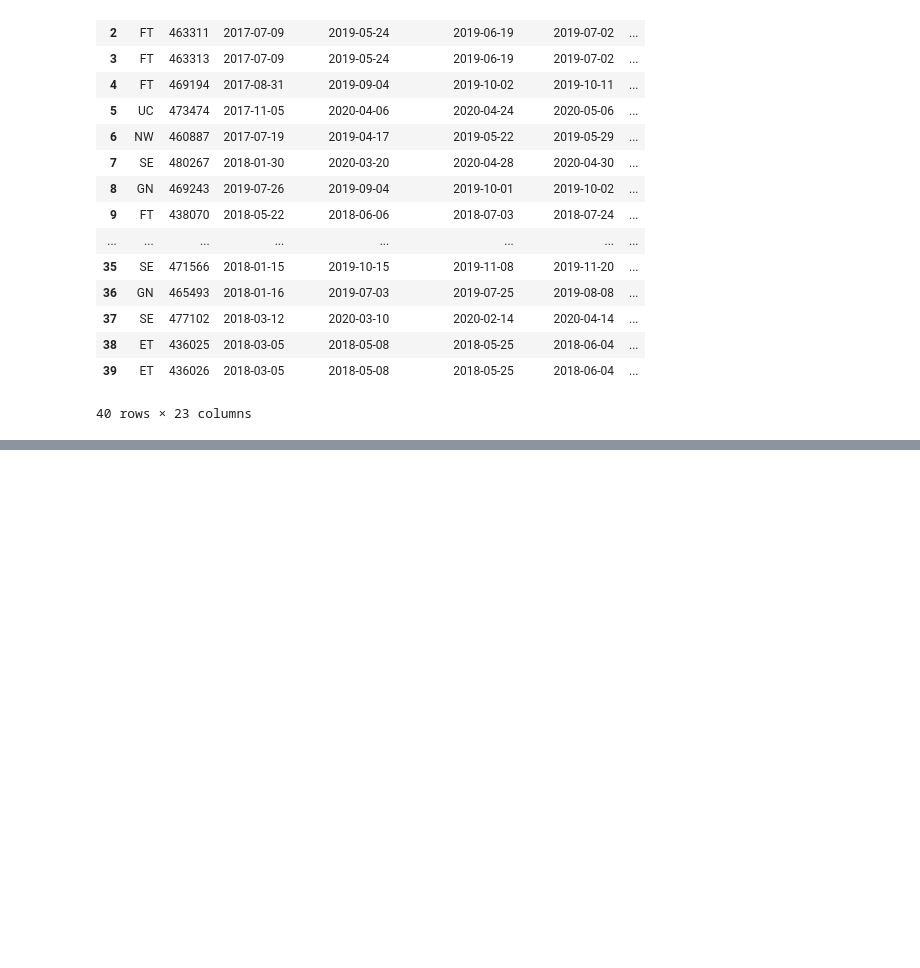
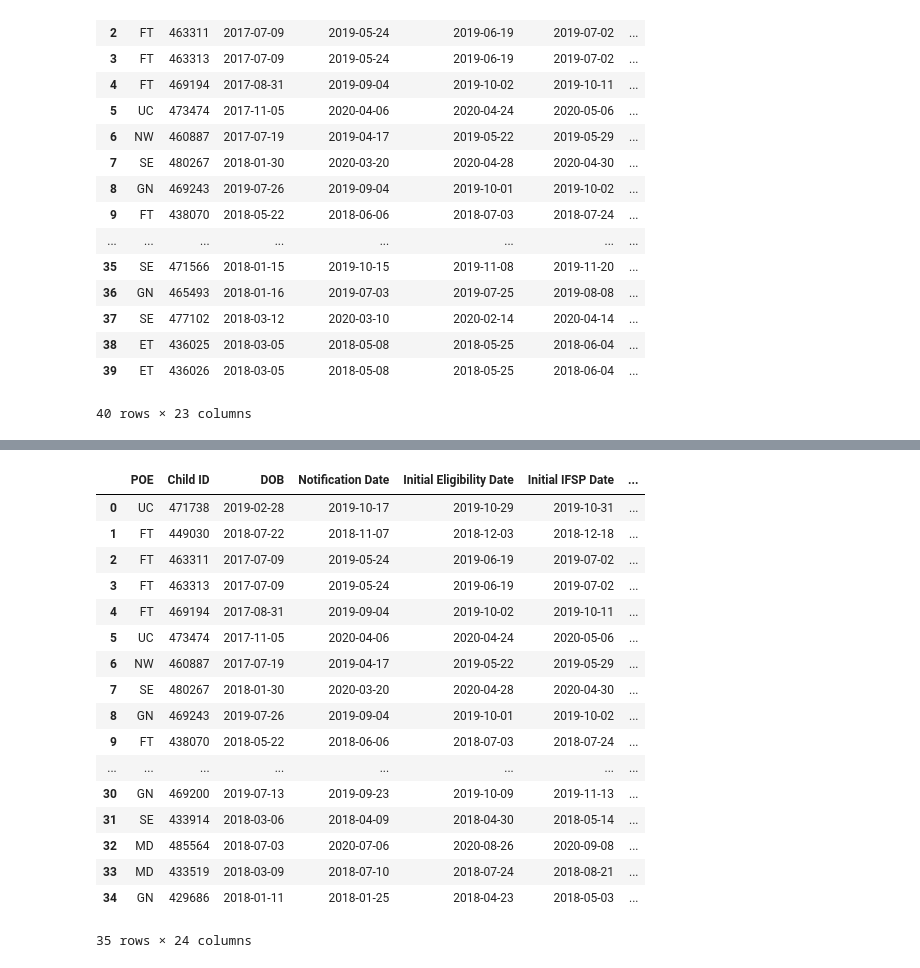
Before and after one commit to parallel-parker/ddid, a Jupyter notebook: notebooks/TEIS_partner_project.ipynb, the cells around one changed output, grey strips where cells are left out. Saved outputs shown, nothing was run; the diff lists cells and outputs as text; code cells hidden in the pictures; blank space fills up the shorter version.

```diff
--- a/notebooks/TEIS_partner_project.ipynb
+++ b/notebooks/TEIS_partner_project.ipynb
@@ -152,0 +230,4 @@ def numOfDays(exit1, reopened1):
+# %%
+exit_notes.reopened4=pd.to_datetime(exit_notes['reopened4'])
+# %%
+exit_notes.reopened5=pd.to_datetime(exit_notes['reopened5'])
@@ -152,0 +275,3 @@ def numOfDays(exit1, reopened1):
+# %%
+for index, row in exit_notes.iterrows():
+    print(row['exit1'], row['reopened1'])
@@ -152,0 +296,35 @@ def numOfDays(exit1, reopened1):
+# %%
+for index, row in exit_notes.iterrows():
+    totaldays= pd.Timestamp.today()-pd.Timestamp.today()
+    if (pd.notnull(row.exit1)and pd.notnull(row.reopened1)):
+        totaldays += (row.reopened1-row.exit1)
+    if (pd.notnull(row.exit2)and pd.notnull(row.reopened2)):
+        totaldays += (row.reopened2-row.exit2)
+    if (pd.notnull(row.exit3)and pd.notnull(row.reopened3)):
+        totaldays += (row.reopened3-row.exit3)
+    if (pd.notnull(row.exit4)and pd.notnull(row.reopened4)):
+        totaldays += (row.reopened4-row.exit4)
+    if (pd.notnull(row.exit5)and pd.notnull(row.reopened5)):
+        totaldays += (row.reopened5-row.exit5)
+    exit_notes.loc[index,'totaldays']=totaldays
+# %%
+exit_notes.head(35)
+# %% [output]
+|  | POE | Child ID | DOB | Notification Date | Initial Eligibility Date | Initial IFSP Date | ... |
+| 0 | UC | 471738 | 2019-02-28 | 2019-10-17 | 2019-10-29 | 2019-10-31 | ... |
+| 1 | FT | 449030 | 2018-07-22 | 2018-11-07 | 2018-12-03 | 2018-12-18 | ... |
+| 2 | FT | 463311 | 2017-07-09 | 2019-05-24 | 2019-06-19 | 2019-07-02 | ... |
+| 3 | FT | 463313 | 2017-07-09 | 2019-05-24 | 2019-06-19 | 2019-07-02 | ... |
+| 4 | FT | 469194 | 2017-08-31 | 2019-09-04 | 2019-10-02 | 2019-10-11 | ... |
+| 5 | UC | 473474 | 2017-11-05 | 2020-04-06 | 2020-04-24 | 2020-05-06 | ... |
+| 6 | NW | 460887 | 2017-07-19 | 2019-04-17 | 2019-05-22 | 2019-05-29 | ... |
+| 7 | SE | 480267 | 2018-01-30 | 2020-03-20 | 2020-04-28 | 2020-04-30 | ... |
+| 8 | GN | 469243 | 2019-07-26 | 2019-09-04 | 2019-10-01 | 2019-10-02 | ... |
+| 9 | FT | 438070 | 2018-05-22 | 2018-06-06 | 2018-07-03 | 2018-07-24 | ... |
+| ... | ... | ... | ... | ... | ... | ... | ... |
+| 30 | GN | 469200 | 2019-07-13 | 2019-09-23 | 2019-10-09 | 2019-11-13 | ... |
+| 31 | SE | 433914 | 2018-03-06 | 2018-04-09 | 2018-04-30 | 2018-05-14 | ... |
+| 32 | MD | 485564 | 2018-07-03 | 2020-07-06 | 2020-08-26 | 2020-09-08 | ... |
+| 33 | MD | 433519 | 2018-03-09 | 2018-07-10 | 2018-07-24 | 2018-08-21 | ... |
+| 34 | GN | 429686 | 2018-01-11 | 2018-01-25 | 2018-04-23 | 2018-05-03 | ... |
+35 rows × 24 columns
```
Also changed, not shown: parts of 35 cells of this notebook.
